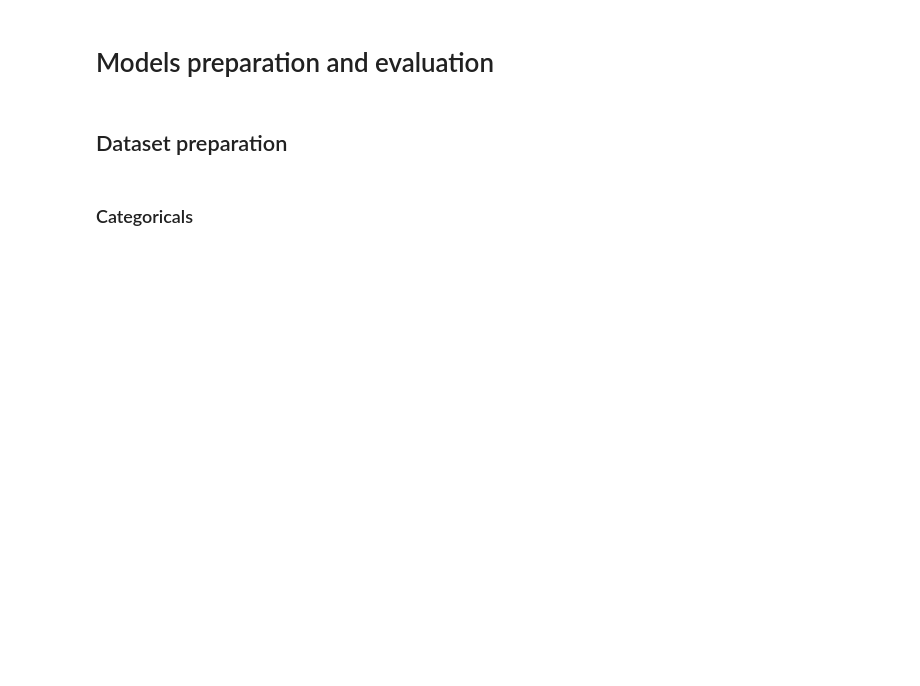
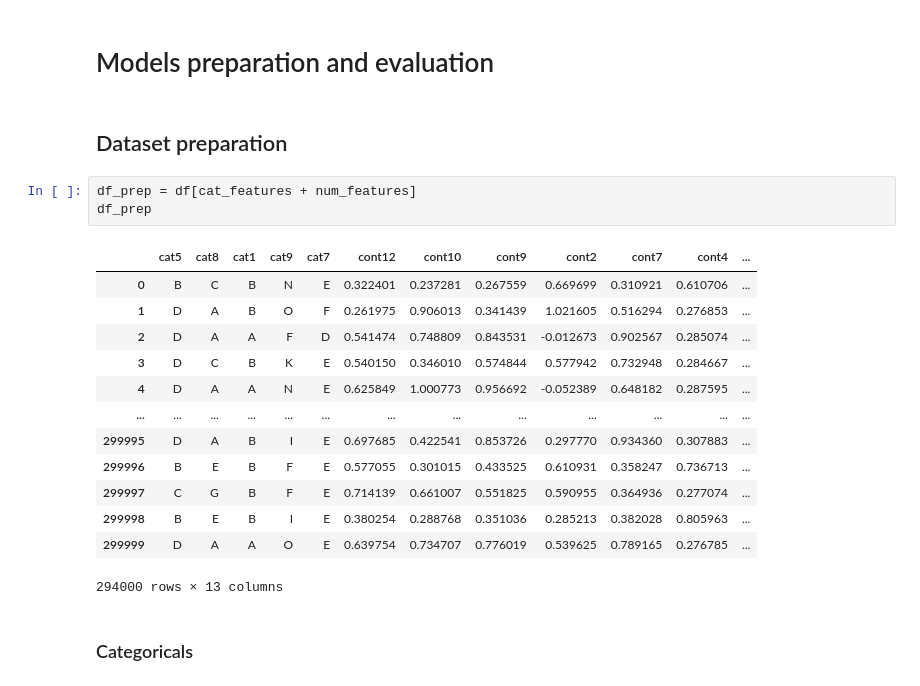
Before and after one commit to sjaureguimodo/kaggle-notebooks, a Jupyter notebook: house-pricing-competition.ipynb, the cells around one changed output. Cells and saved outputs as stored; diff of their text form; blank space fills up the shorter version.

```diff
--- a/house-pricing-competition.ipynb
+++ b/house-pricing-competition.ipynb
@@ -431,6 +445,23 @@ sns.heatmap(correlation, annot = True, cmap = 'RdBu', vmin=-1, vmax=1)
 # Models preparation and evaluation
 # %% [markdown]
 ## Dataset preparation
+# %%
+df_prep = df[cat_features + num_features]
+df_prep
+# %% [output]
+|  | cat5 | cat8 | cat1 | cat9 | cat7 | cont12 | cont10 | cont9 | cont2 | cont7 | cont4 | ... |
+| 0 | B | C | B | N | E | 0.322401 | 0.237281 | 0.267559 | 0.669699 | 0.310921 | 0.610706 | ... |
+| 1 | D | A | B | O | F | 0.261975 | 0.906013 | 0.341439 | 1.021605 | 0.516294 | 0.276853 | ... |
+| 2 | D | A | A | F | D | 0.541474 | 0.748809 | 0.843531 | -0.012673 | 0.902567 | 0.285074 | ... |
+| 3 | D | C | B | K | E | 0.540150 | 0.346010 | 0.574844 | 0.577942 | 0.732948 | 0.284667 | ... |
+| 4 | D | A | A | N | E | 0.625849 | 1.000773 | 0.956692 | -0.052389 | 0.648182 | 0.287595 | ... |
+| ... | ... | ... | ... | ... | ... | ... | ... | ... | ... | ... | ... | ... |
+| 299995 | D | A | B | I | E | 0.697685 | 0.422541 | 0.853726 | 0.297770 | 0.934360 | 0.307883 | ... |
+| 299996 | B | E | B | F | E | 0.577055 | 0.301015 | 0.433525 | 0.610931 | 0.358247 | 0.736713 | ... |
+| 299997 | C | G | B | F | E | 0.714139 | 0.661007 | 0.551825 | 0.590955 | 0.364936 | 0.277074 | ... |
+| 299998 | B | E | B | I | E | 0.380254 | 0.288768 | 0.351036 | 0.285213 | 0.382028 | 0.805963 | ... |
+| 299999 | D | A | A | O | E | 0.639754 | 0.734707 | 0.776019 | 0.539625 | 0.789165 | 0.276785 | ... |
+294000 rows × 13 columns
 # %% [markdown]
 ### Categoricals
 # %% [markdown]
```
Also changed, not shown: parts of 44 cells of this notebook.
